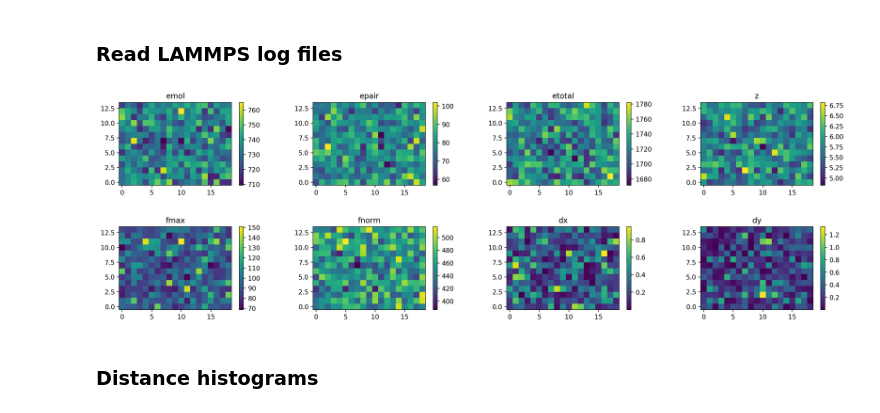
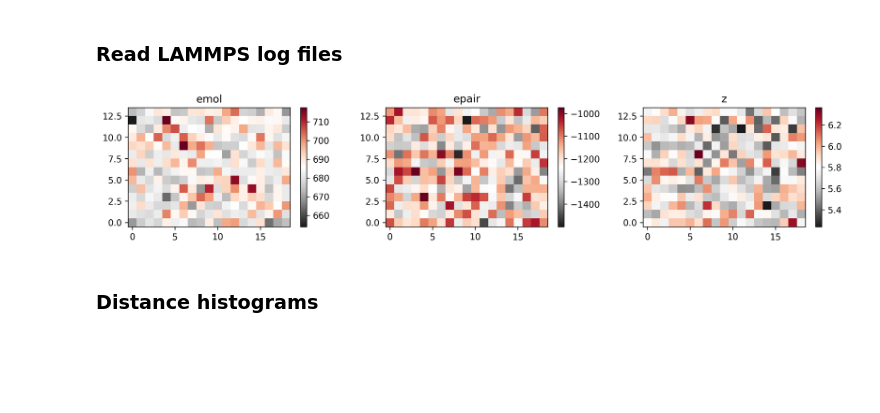
Before and after one commit to kbsezginel/nanocar-misc, a Jupyter notebook: scripts/surface-scan/read_scan.ipynb, the cells around one changed output. Saved outputs shown, nothing was run; the diff lists cells and outputs as text; code cells hidden in the pictures; blank space fills up the shorter version.

Commit message:
Update surface scan notebooks.

```diff
--- a/scripts/surface-scan/read_scan.ipynb
+++ b/scripts/surface-scan/read_scan.ipynb
@@ -8,7 +8,7 @@ import matplotlib.pyplot as plt
 thermo_headers = 'Step Temp Press TotEng E_pair E_mol Fmax Fnorm c_C1[1] c_C1[2] c_C1[3]'
 thermo_keys = ['step', 'temp', 'press', 'etotal', 'epair', 'emol', 'fmax', 'fnorm', 'x', 'y', 'z']
 # %%
-scandir = 'data/scan2'
+scandir = 'data/scan1'
 scanlist = [os.path.join(scandir, i) for i in os.listdir(scandir)]
 # %%
 nx, ny = 19, 14
@@ -35,8 +35,8 @@ for simdir in scanlist:
     except Exception as e:
         print(e, logfile)
 # %%
-def plot_2d_hist(pltdata, ax):
-    img = ax.imshow(pltdata, origin='lower')
+def plot_2d_hist(pltdata, ax, cmap='RdGy_r'):
+    img = ax.imshow(pltdata, origin='lower', cmap=plt.get_cmap(cmap))
     plt.colorbar(img)
 # %%
 def subplot(plot_fun, plot_data, plot_args={}, nrow=1, width=3, height=3, dpi=200, save=None, title=None):
@@ -54,11 +54,13 @@ def subplot(plot_fun, plot_data, plot_args={}, nrow=1, width=3, height=3, dpi=20
         plt.savefig(save, dpi=dpi, transparent=True, bbox_inches='tight')
 # %%
 keys = ['emol', 'epair', 'etotal', 'z', 'fmax', 'fnorm', 'dx', 'dy']
+keys = ['emol', 'epair', 'z']
+# keys = ['emol', 'epair', 'dx', 'dy']
 pltdata = [matrixdata[i].T for i in keys]
 # %%
-subplot(plot_2d_hist, pltdata, nrow=2, height=3, width=5.2, title=keys)
+subplot(plot_2d_hist, pltdata, nrow=1, height=2.5, width=4.9, title=keys, dpi=300)
 # %% [output]
-[figure, old version]
+[figure, new version]
 # %%
 surfatoms1 = [[21.582, 22.8912], [25.179, 22.8912], [21.582, 25.4346], [25.179, 25.4346]]
 surfatoms2 = [23.3805, 24.1629]
```
Also changed, not shown: parts of 11 cells of this notebook, 4 other files.
